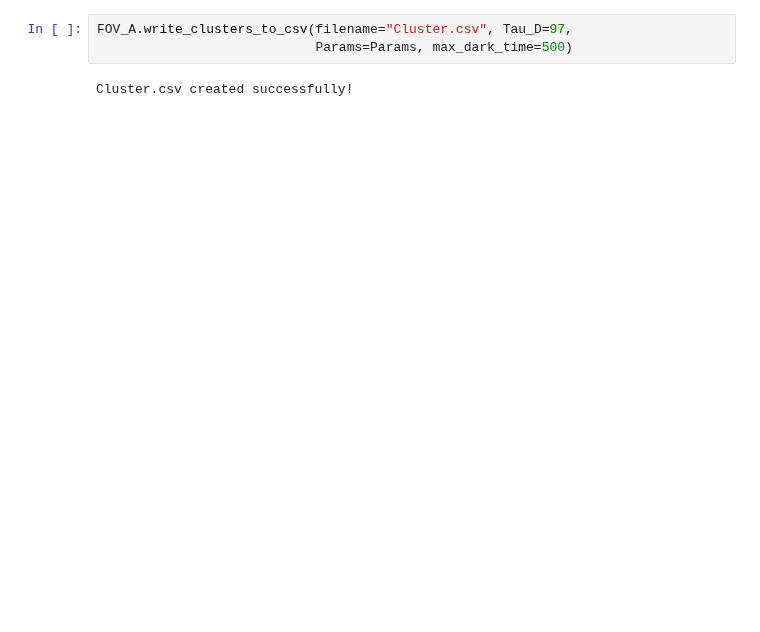
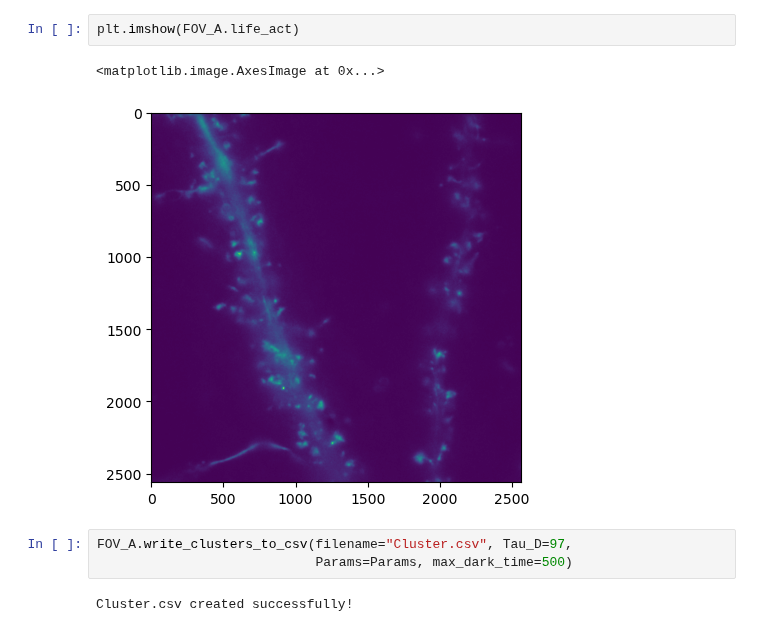
Before and after one commit to Max-Winga/Selvin-Lab-qPAINT-Segmentation, a Jupyter notebook: qPAINT_Segmentation/Example Notebook.ipynb, the cells around one changed output. Cells and saved outputs as stored; diff of their text form; blank space fills up the shorter version.

```diff
--- a/qPAINT_Segmentation/Example Notebook.ipynb
+++ b/qPAINT_Segmentation/Example Notebook.ipynb
@@ -119,3 +120,8 @@ FOV_A.clustering_results[Param][cluster_index].frames.get_average_dark_time(plot
+# %%
+plt.imshow(FOV_A.life_act)
+# %% [output]
+<matplotlib.image.AxesImage at 0x...>
+[figure, added]
 # %%
 FOV_A.write_clusters_to_csv(filename="Cluster.csv", Tau_D=97,
                             Params=Params, max_dark_time=500)
```
Also changed, not shown: parts of 21 cells of this notebook, 6 other files.
